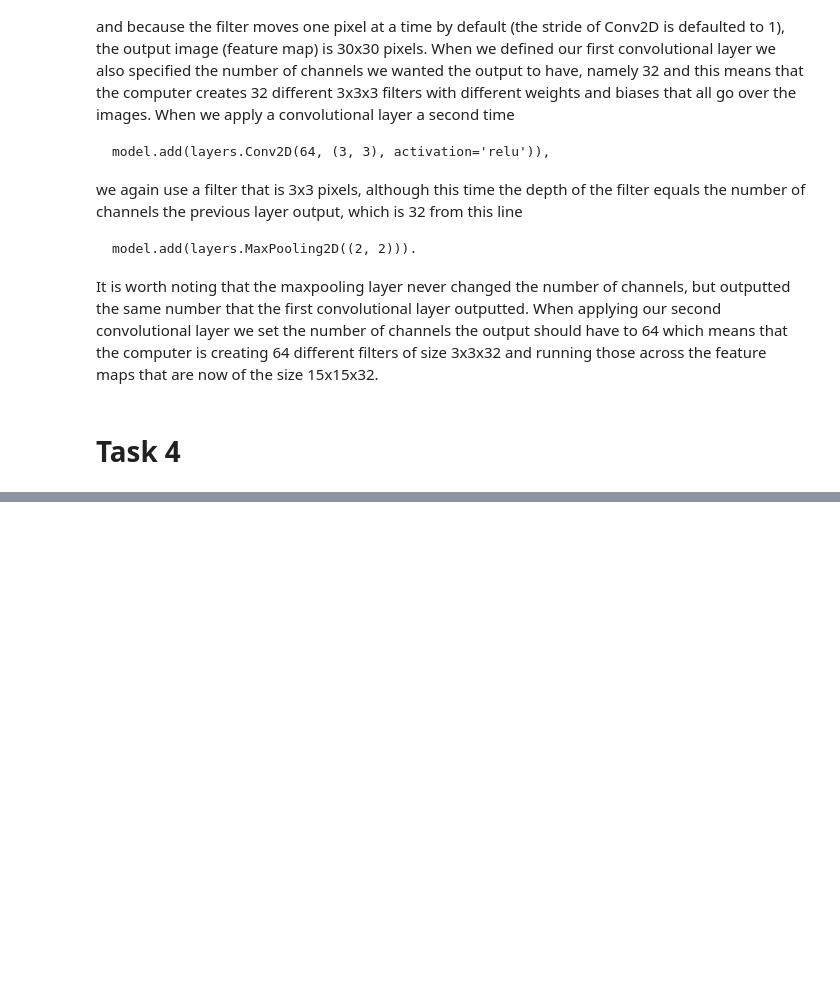
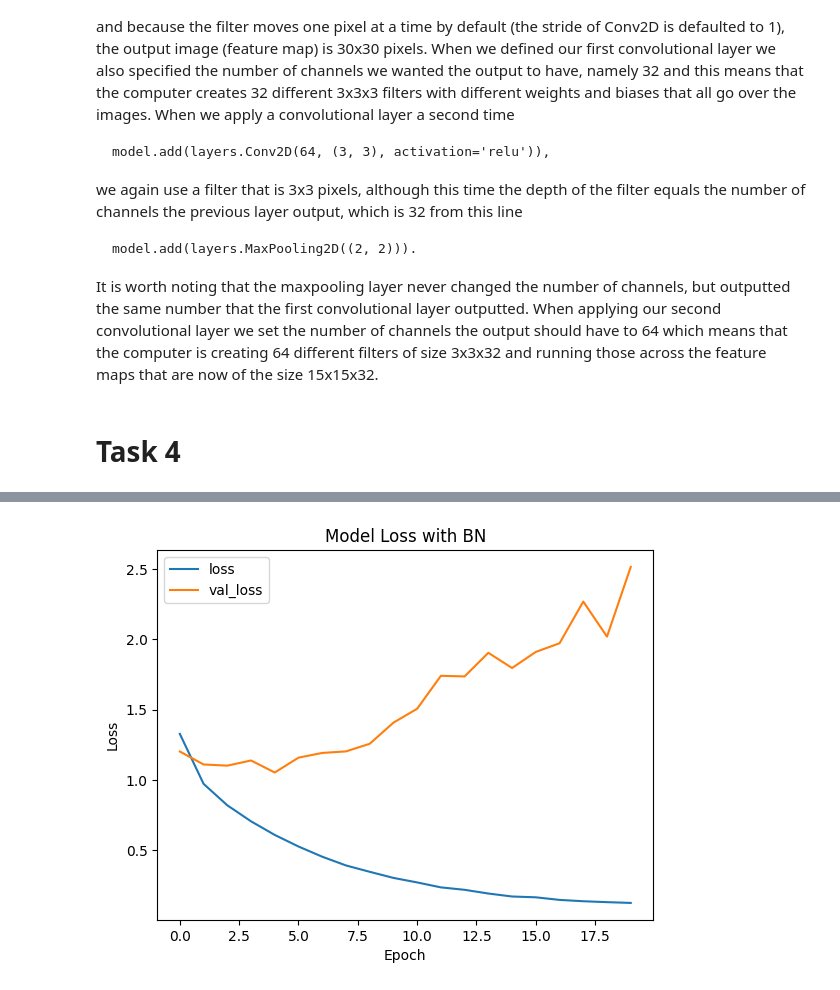
Before and after one commit to Chromatina/su-mt4007, a Jupyter notebook: Project_2.ipynb, the cells around one changed output, grey strips where cells are left out. Saved outputs shown, nothing was run; the diff lists cells and outputs as text; code cells hidden in the pictures; blank space fills up the shorter version.

```diff
--- a/Project_2.ipynb
+++ b/Project_2.ipynb
@@ -216,3 +213,24 @@ model.add(layers.MaxPooling2D((2, 2))).
 It is worth noting that the maxpooling layer never changed the number of channels, but outputted the same number that the first convolutional layer outputted. When applying our second convolutional layer we set the number of channels the output should have to 64 which means that the computer is creating 64 different filters of size 3x3x32 and running those across the feature maps that are now of the size 15x15x32.
 # %% [markdown]
 # Task 4
+# %%
+model_bn = models.Sequential()
+model_bn.add(layers.Conv2D(32, (3, 3), activation='relu', input_shape=(32, 32, 3)))
+model_bn.add(layers.BatchNormalization())
+model_bn.add(layers.MaxPooling2D((2, 2)))
+model_bn.add(layers.Conv2D(64, (3, 3), activation='relu'))
+model_bn.add(layers.BatchNormalization())
+model_bn.add(layers.MaxPooling2D((2, 2)))
+model_bn.add(layers.Conv2D(64, (3, 3), activation='relu'))
+model_bn.add(layers.BatchNormalization())
+model_bn.add(layers.Flatten())
+model_bn.add(layers.Dense(64, activation='relu'))
+model_bn.add(layers.BatchNormalization())
+model_bn.add(layers.Dense(10))
+# %%
+model_bn.compile(optimizer='adam',
+              loss=tf.keras.losses.SparseCategoricalCrossentropy(from_logits=True),
+              metrics=['accuracy'])
+
+history_bn = model_bn.fit(train_images, train_labels, epochs=20,
+                    validation_data=(test_images, test_labels))
@@ -218,0 +255,10 @@ It is worth noting that the maxpooling layer never changed the number of channel
+# %%
+plt.plot(history_bn.history['loss'], label='loss')
+plt.plot(history_bn.history['val_loss'], label='val_loss')
+plt.title('Model Loss with BN')
+plt.xlabel('Epoch')
+plt.ylabel('Loss')
+plt.legend()
+plt.show()
+# %% [output]
+[figure, added]
```
Also changed, not shown: parts of 30 cells of this notebook.
